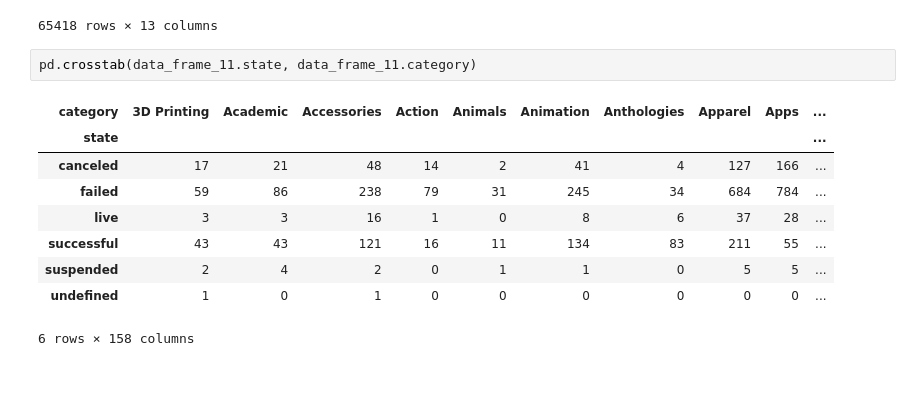
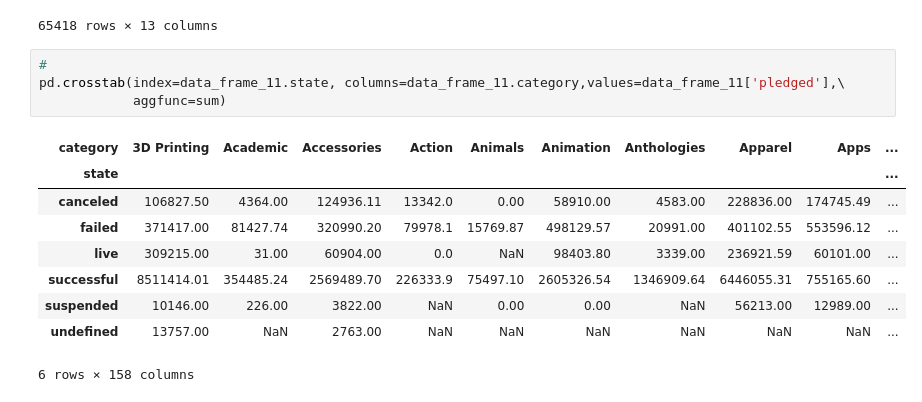
Before and after one commit to CharlesStockman/dataScience, a Jupyter notebook: magnimindAcademy/introduction_to_python/15_pandas/pandas.ipynb, the cells around one changed output. Cells and saved outputs as stored; diff of their text form.

```diff
--- a/magnimindAcademy/introduction_to_python/15_pandas/pandas.ipynb
+++ b/magnimindAcademy/introduction_to_python/15_pandas/pandas.ipynb
@@ -360,14 +473,16 @@ data_frame_11
 | 65417 | 1075208929 | uSTAND | Product Design | Design | 2017-02-04 08:54:55 | 250000.0 | 2016-12-06 08:54:55 | live | 0 | DK | ... |
 65418 rows × 13 columns
 # %%
-pd.crosstab(data_frame_11.state, data_frame_11.category)
+#
+pd.crosstab(index=data_frame_11.state, columns=data_frame_11.category,values=data_frame_11['pledged'],\
+            aggfunc=sum)
 # %% [output]
 | category | 3D Printing | Academic | Accessories | Action | Animals | Animation | Anthologies | Apparel | Apps | ... |
 | state |  |  |  |  |  |  |  |  |  | ... |
-| canceled | 17 | 21 | 48 | 14 | 2 | 41 | 4 | 127 | 166 | ... |
-| failed | 59 | 86 | 238 | 79 | 31 | 245 | 34 | 684 | 784 | ... |
-| live | 3 | 3 | 16 | 1 | 0 | 8 | 6 | 37 | 28 | ... |
-| successful | 43 | 43 | 121 | 16 | 11 | 134 | 83 | 211 | 55 | ... |
-| suspended | 2 | 4 | 2 | 0 | 1 | 1 | 0 | 5 | 5 | ... |
-| undefined | 1 | 0 | 1 | 0 | 0 | 0 | 0 | 0 | 0 | ... |
+| canceled | 106827.50 | 4364.00 | 124936.11 | 13342.0 | 0.00 | 58910.00 | 4583.00 | 228836.00 | 174745.49 | ... |
+| failed | 371417.00 | 81427.74 | 320990.20 | 79978.1 | 15769.87 | 498129.57 | 20991.00 | 401102.55 | 553596.12 | ... |
+| live | 309215.00 | 31.00 | 60904.00 | 0.0 | NaN | 98403.80 | 3339.00 | 236921.59 | 60101.00 | ... |
+| successful | 8511414.01 | 354485.24 | 2569489.70 | 226333.9 | 75497.10 | 2605326.54 | 1346909.64 | 6446055.31 | 755165.60 | ... |
+| suspended | 10146.00 | 226.00 | 3822.00 | NaN | 0.00 | 0.00 | NaN | 56213.00 | 12989.00 | ... |
+| undefined | 13757.00 | NaN | 2763.00 | NaN | NaN | NaN | NaN | NaN | NaN | ... |
 6 rows × 158 columns
```
Also changed, not shown: parts of 15 cells of this notebook, 4 other files.
